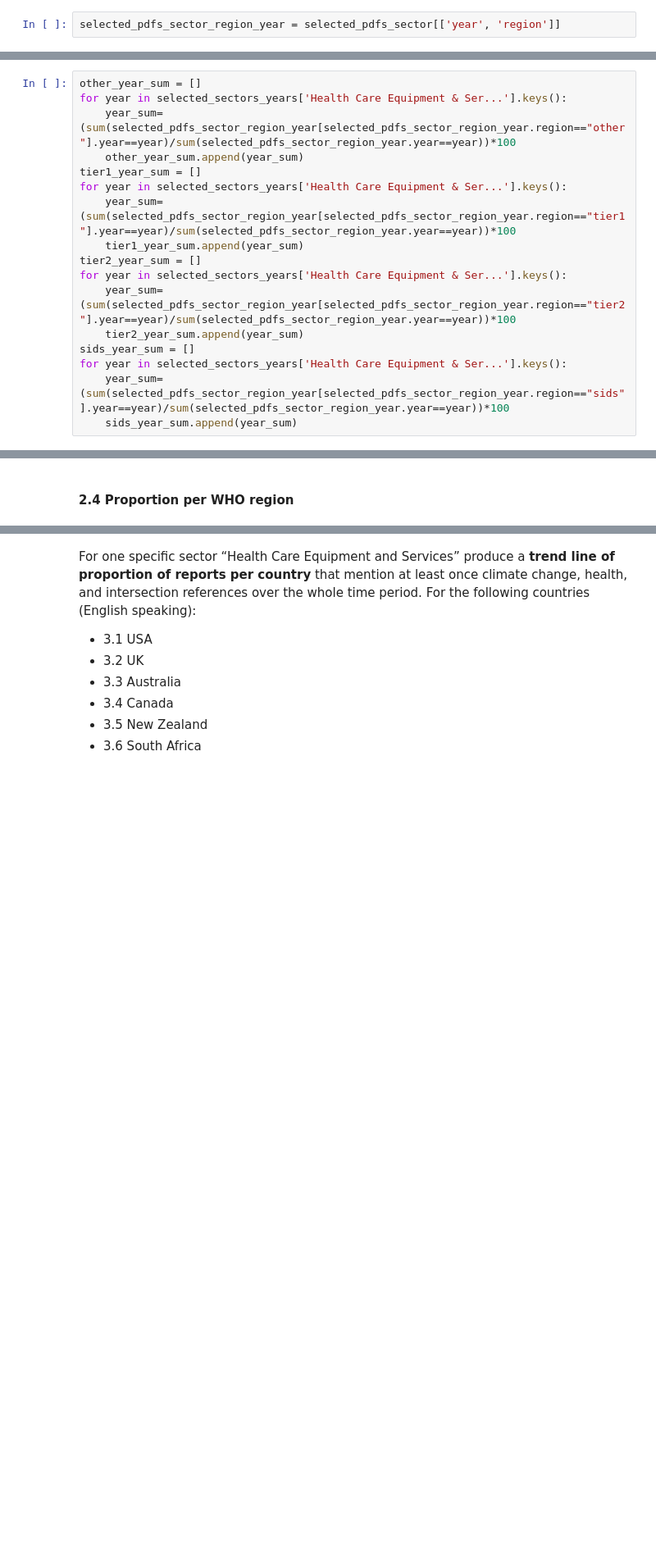
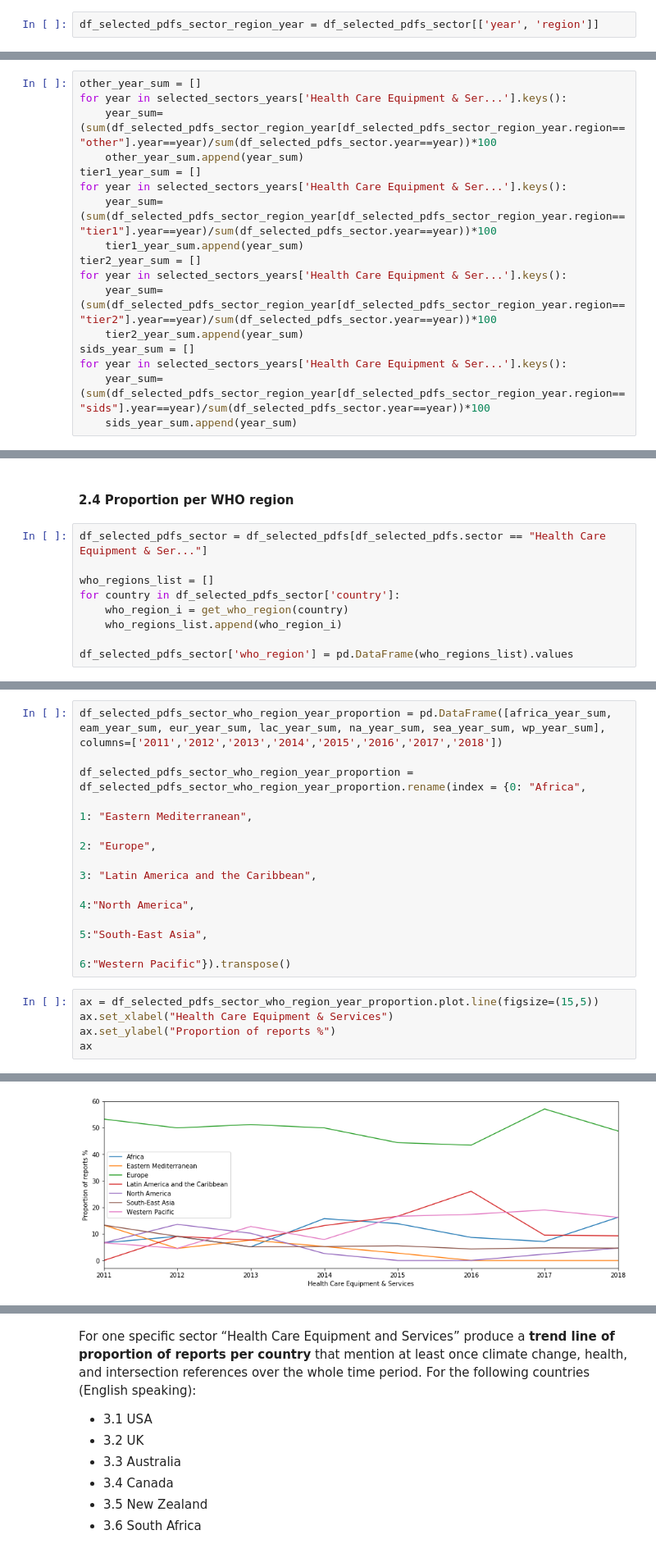
Before and after one commit to sjankin/lancet, a Jupyter notebook: notebooks/Global_Compact_Analysis-2018B.ipynb, the cells around one changed output, grey strips where cells are left out. Shown at 82% size. Cells and saved outputs as stored; diff of their text form; blank space fills up the shorter version.

```diff
--- a/notebooks/Global_Compact_Analysis-2018B.ipynb
+++ b/notebooks/Global_Compact_Analysis-2018B.ipynb
@@ -676,2 +677,2 @@ See the caveats in the documentation: http://pandas.pydata.org/pandas-docs/stabl
 # %%
-selected_pdfs_sector_region_year = selected_pdfs_sector[['year', 'region']]
+df_selected_pdfs_sector_region_year = df_selected_pdfs_sector[['year', 'region']]
@@ -680,18 +679,18 @@ selected_pdfs_sector_region_year = selected_pdfs_sector[['year', 'region']]
 # %%
 other_year_sum = []
 for year in selected_sectors_years['Health Care Equipment & Ser...'].keys():
-    year_sum=(sum(selected_pdfs_sector_region_year[selected_pdfs_sector_region_year.region=="other"].year==year)/sum(selected_pdfs_sector_region_year.year==year))*100
+    year_sum=(sum(df_selected_pdfs_sector_region_year[df_selected_pdfs_sector_region_year.region=="other"].year==year)/sum(df_selected_pdfs_sector.year==year))*100
     other_year_sum.append(year_sum)
 tier1_year_sum = []
 for year in selected_sectors_years['Health Care Equipment & Ser...'].keys():
-    year_sum=(sum(selected_pdfs_sector_region_year[selected_pdfs_sector_region_year.region=="tier1"].year==year)/sum(selected_pdfs_sector_region_year.year==year))*100
+    year_sum=(sum(df_selected_pdfs_sector_region_year[df_selected_pdfs_sector_region_year.region=="tier1"].year==year)/sum(df_selected_pdfs_sector.year==year))*100
     tier1_year_sum.append(year_sum)
 tier2_year_sum = []
 for year in selected_sectors_years['Health Care Equipment & Ser...'].keys():
-    year_sum=(sum(selected_pdfs_sector_region_year[selected_pdfs_sector_region_year.region=="tier2"].year==year)/sum(selected_pdfs_sector_region_year.year==year))*100
+    year_sum=(sum(df_selected_pdfs_sector_region_year[df_selected_pdfs_sector_region_year.region=="tier2"].year==year)/sum(df_selected_pdfs_sector.year==year))*100
     tier2_year_sum.append(year_sum)
 sids_year_sum = []
 for year in selected_sectors_years['Health Care Equipment & Ser...'].keys():
-    year_sum=(sum(selected_pdfs_sector_region_year[selected_pdfs_sector_region_year.region=="sids"].year==year)/sum(selected_pdfs_sector_region_year.year==year))*100
+    year_sum=(sum(df_selected_pdfs_sector_region_year[df_selected_pdfs_sector_region_year.region=="sids"].year==year)/sum(df_selected_pdfs_sector.year==year))*100
     sids_year_sum.append(year_sum)
 # %%
@@ -711,3 +710,12 @@ ax
 [figure]
 # %% [markdown]
 #### 2.4 Proportion per WHO region
+# %%
+df_selected_pdfs_sector = df_selected_pdfs[df_selected_pdfs.sector == "Health Care Equipment & Ser..."]
+
+who_regions_list = []
+for country in df_selected_pdfs_sector['country']:
+    who_region_i = get_who_region(country)
+    who_regions_list.append(who_region_i)
+
+df_selected_pdfs_sector['who_region'] = pd.DataFrame(who_regions_list).values
@@ -713,0 +762,16 @@ ax
+# %%
+df_selected_pdfs_sector_who_region_year_proportion = pd.DataFrame([africa_year_sum, eam_year_sum, eur_year_sum, lac_year_sum, na_year_sum, sea_year_sum, wp_year_sum], columns=['2011','2012','2013','2014','2015','2016','2017','2018'])
+
+df_selected_pdfs_sector_who_region_year_proportion = df_selected_pdfs_sector_who_region_year_proportion.rename(index = {0: "Africa",
+                                                                                                                  1: "Eastern Mediterranean",
+                                                                                                                  2: "Europe",
+                                                                                                                  3: "Latin America and the Caribbean",
+                                                                                                                  4:"North America",
+                                                                                                                  5:"South-East Asia",
+                                                                                                                  6:"Western Pacific"}).transpose()
+# %%
+ax = df_selected_pdfs_sector_who_region_year_proportion.plot.line(figsize=(15,5))
+ax.set_xlabel("Health Care Equipment & Services")
+ax.set_ylabel("Proportion of reports %")
+ax
+# %% [output]
@@ -713,0 +779 @@ ax
+[figure, added]
```
Also changed, not shown: parts of 21 cells of this notebook.
